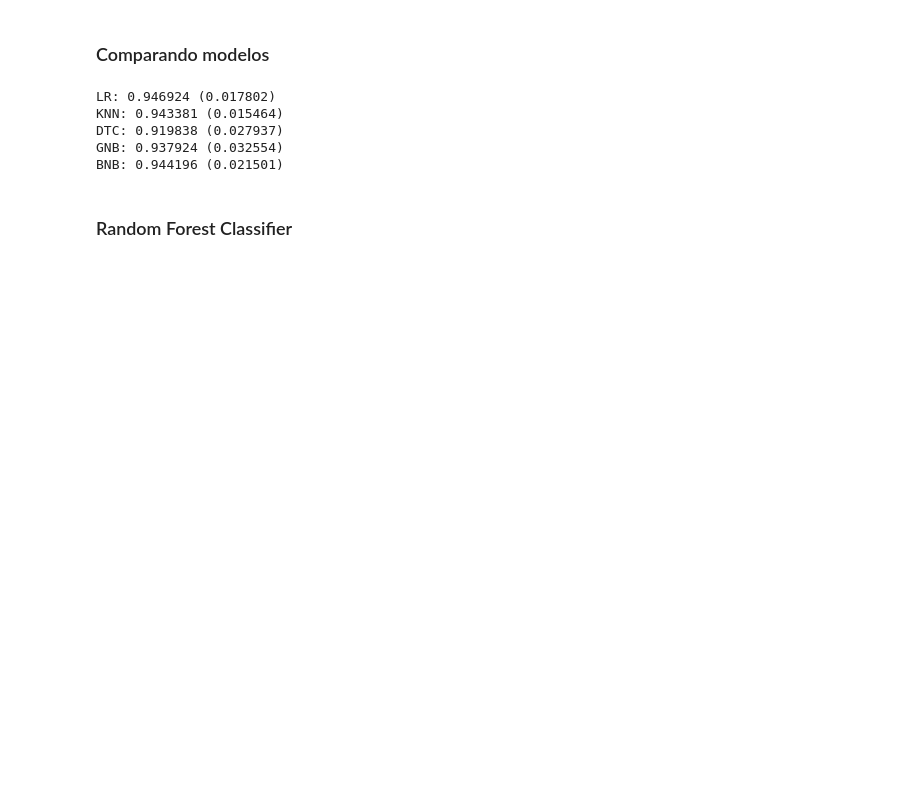
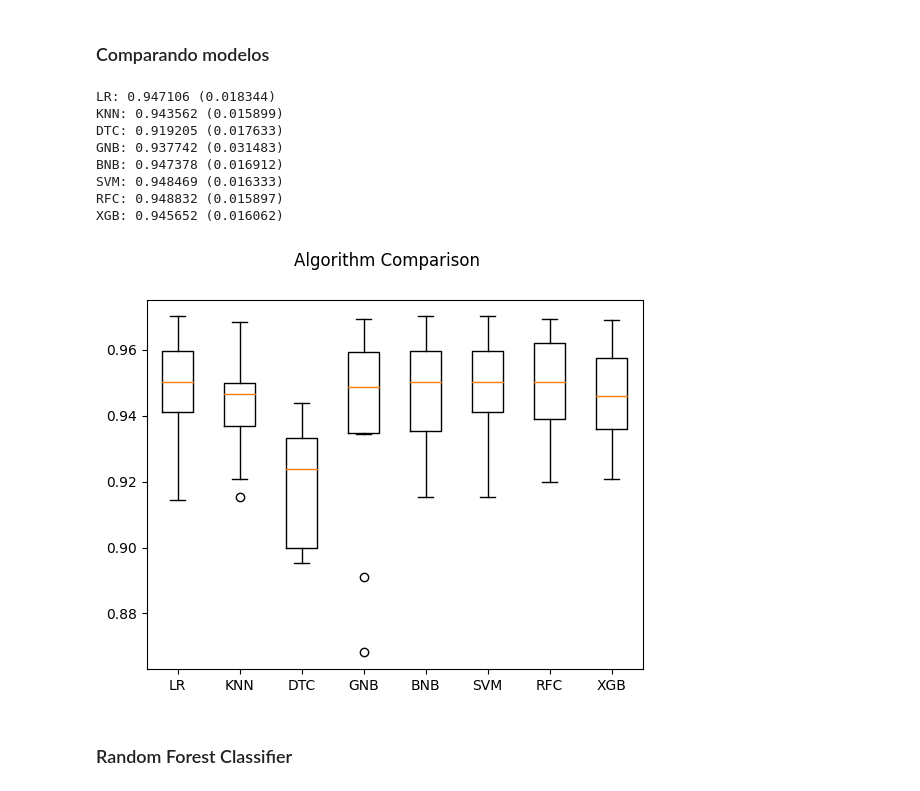
Before and after one commit to TgoPedrosa/chargeback-fraude, a Jupyter notebook: notebooks/Predictive analytics.ipynb, the cells around one changed output. Cells and saved outputs as stored; diff of their text form; code cells hidden in the pictures; blank space fills up the shorter version.

```diff
--- a/notebooks/Predictive analytics.ipynb
+++ b/notebooks/Predictive analytics.ipynb
@@ -45,9 +34,2 @@ df
 # %% [markdown]
 ### Comparando modelos
-# %%
-df['dia_sin'] = np.sin(df.dia*(2.*np.pi/30))
-df['dia_cos'] = np.cos(df.dia*(2.*np.pi/30))
-df['hora_sin'] = np.sin(df.hora*(2.*np.pi/24))
-df['hora_cos'] = np.cos(df.hora*(2.*np.pi/24))
-df['dia_semana_sin'] = np.sin(df.hora*(2.*np.pi/7))
-df['dia_semana_cos']
@@ -54,5 +78,5 @@ df['dia_semana_cos']
 # %%
-features_list = ['dia_sin', 'dia_cos', 'hora_sin', 'hora_cos', 'dia_semana_sin', 'dia_semana_cos', 'periodo_semana', 'periodo_mes',
+features_list = ['dia', 'hora', 'dia_semana', 'periodo_semana', 'periodo_mes',
        'hora_completa_segundos', 'periodo_dia', 'valor', 'cartao_usado_antes']
 
 # Separando as features e o target
@@ -61,7 +85,7 @@ X = df.loc[:,features_list]
 y = df['cbk']
 
 # Dividindo o conjunto de dados em treinamento e teste
-X_train, X_test, y_train, y_test = train_test_split(X, y, test_size=0.3, random_state=42)
+X_train, X_test, y_train, y_test = train_test_split(X, y, test_size=0.2, random_state=42)
 
 # label encoding
 le = LabelEncoder()
@@ -71,60 +95,17 @@ for x in ['periodo_semana', 'periodo_mes', 'periodo_dia', 'cartao_usado_antes']:
 
 y_train = le.fit_transform(y_train)
 y_test = le.transform(y_test)
-# %%
-from sklearn import model_selection
-from sklearn.linear_model import LogisticRegression
-from sklearn.tree import DecisionTreeClassifier
-from sklearn.neighbors import KNeighborsClassifier
-from sklearn.naive_bayes import GaussianNB, BernoulliNB
-from xgboost import XGBClassifier
-from sklearn.svm import SVC
-
-# prepare models
-models = []
-models.append(('LR', LogisticRegression()))
-models.append(('KNN', KNeighborsClassifier()))
-models.append(('DTC', DecisionTreeClassifier()))
-models.append(('GNB', GaussianNB()))
-models.append(('BNB', BernoulliNB()))
-models.append(('SVM', SVC(kernel='linear')))
-models.append(('RFC', RandomForestClassifier()))
-models.append(('XGB', XGBClassifier()))
-# evaluate each model in turn
-results = []
-names = []
-scoring = 'accuracy'
-X2 = X.copy()
-
-# label encoding
-le = LabelEncoder()
-for x in ['periodo_semana', 'periodo_mes', 'periodo_dia']:
-    X2[x] = le.fit_transform(X2[x])
-
-y_labeled = le.fit_transform(y)
-
-X_scaled = StandardScaler().fit_transform(X2)
-
-
-for name, model in models:
-    kfold = model_selection.KFold(n_splits=10, random_state=None)
-    cv_results = model_selection.cross_val_score(model, X2, y_labeled, cv=kfold, scoring=scoring)
-    results.append(cv_results)
-    names.append(name)
-    msg = "%s: %f (%f)" % (name, cv_results.mean(), cv_results.std())
-    print(msg)
-# boxplot algorithm comparison
-fig = plt.figure()
-fig.suptitle('Algorithm Comparison')
-ax = fig.add_subplot(111)
-plt.boxplot(results)
-ax.set_xticklabels(names)
-plt.show()
-# %% [output]
-LR: 0.946924 (0.017802)
-KNN: 0.943381 (0.015464)
-DTC: 0.919838 (0.027937)
-GNB: 0.937924 (0.032554)
-BNB: 0.944196 (0.021501)
+# %%
+compare_models(X, y)
+# %% [output]
+LR: 0.947106 (0.018344)
+KNN: 0.943562 (0.015899)
+DTC: 0.919205 (0.017633)
+GNB: 0.937742 (0.031483)
+BNB: 0.947378 (0.016912)
+SVM: 0.948469 (0.016333)
+RFC: 0.948832 (0.015897)
+XGB: 0.945652 (0.016062)
+[figure, added]
 # %% [markdown]
 ### Random Forest Classifier
```
Also changed, not shown: parts of 23 cells of this notebook.
